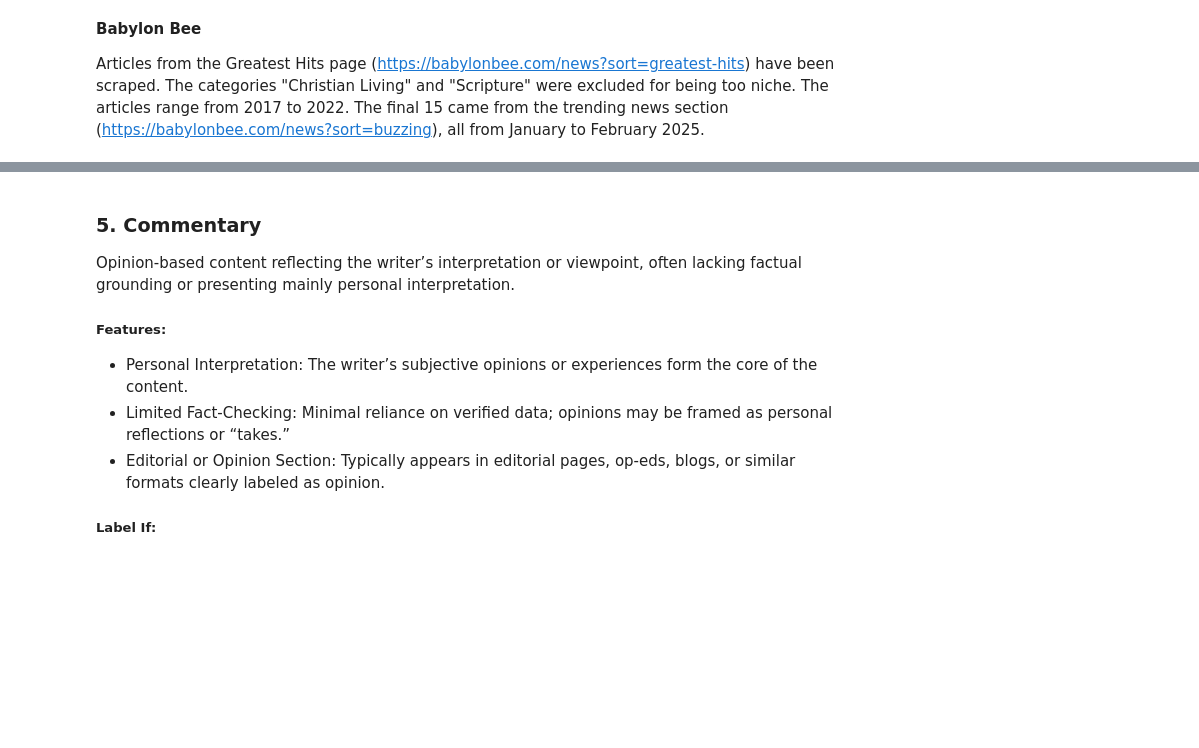
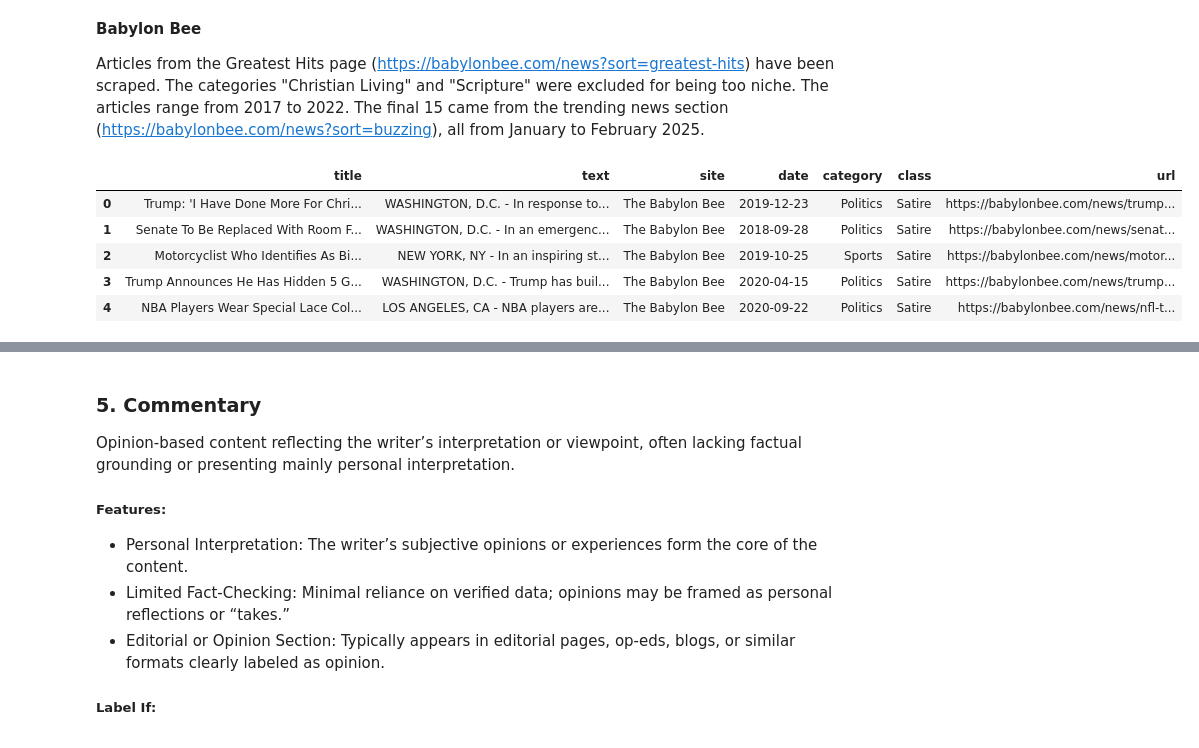
Before and after one commit to nuttymakes/TruthLens, a Jupyter notebook: Data/TruthLens Data Collection.ipynb, the cells around one changed output, grey strips where cells are left out. Drawn from its saved outputs; the diff is of its cells as text; code cells hidden in the pictures; blank space fills up the shorter version.

```diff
--- a/Data/TruthLens Data Collection.ipynb
+++ b/Data/TruthLens Data Collection.ipynb
@@ -958,7 +998,7 @@ def scrape_bee_article(url):
     response = requests.get(url)
     if response.status_code == 200:
         soup = BeautifulSoup(response.content, 'html.parser')
-
+        #print (soup)
         # Title
         title_meta = soup.find('meta', property='og:title')
         article_data["title"] = title_meta['content'] if title_meta else "Title not found"
@@ -977,32 +1017,39 @@ def scrape_bee_article(url):
             article_data["date"] = published_date_meta["content"].split()[0]
         else: "Published date not found"
 
         # Category
         category_link = soup.find("a", href=lambda href: href and "/news/categories/" in href)
         if category_link:
             article_data["category"] = category_link.get_text(strip=True)
         else:
             article_data["category"] = "Category not found"
 
         # Article copy
-        content_div = soup.find("div", class_="text-lg mt-6 leading-6 text-gray-700 article-content mx-2 sm:mx-0")
+        content_div = soup.select_one("div.article-content")
         if content_div:
             paragraphs = content_div.find_all("p")
-            full_text = " ".join(p.get_text(strip=False) for p in paragraphs)
+            full_text = " ".join(p.get_text(strip=True) for p in paragraphs)
             article_data["text"] = clean_text(full_text)
         else:
             article_data["text"] = "Article text not found"
 
     else:
         print(f"Failed to fetch the webpage: {url}. Status code: {response.status_code}")
 
     return article_data
 
 # List of URLs to scrape
 urls = get_urls_from_txt("bee.txt")
 # Scrape articles and create a DataFrame
 bee_data_df = scrape_multiple_articles(urls, scrape_bee_article)
 # Store to CSV
 bee_data_df.to_csv("satire_scraped_articles_bee.csv", index=False)
 # Print df
 bee_data_df.head()
+# %% [output]
+|  | title | text | site | date | category | class | url |
+| 0 | Trump: 'I Have Done More For Chri... | WASHINGTON, D.C. - In response to... | The Babylon Bee | 2019-12-23 | Politics | Satire | https://babylonbee.com/news/trump... |
+| 1 | Senate To Be Replaced With Room F... | WASHINGTON, D.C. - In an emergenc... | The Babylon Bee | 2018-09-28 | Politics | Satire | https://babylonbee.com/news/senat... |
+| 2 | Motorcyclist Who Identifies As Bi... | NEW YORK, NY - In an inspiring st... | The Babylon Bee | 2019-10-25 | Sports | Satire | https://babylonbee.com/news/motor... |
+| 3 | Trump Announces He Has Hidden 5 G... | WASHINGTON, D.C. - Trump has buil... | The Babylon Bee | 2020-04-15 | Politics | Satire | https://babylonbee.com/news/trump... |
+| 4 | NBA Players Wear Special Lace Col... | LOS ANGELES, CA - NBA players are... | The Babylon Bee | 2020-09-22 | Politics | Satire | https://babylonbee.com/news/nfl-t... |
```
Also changed, not shown: parts of 20 cells of this notebook, 5 other files.
